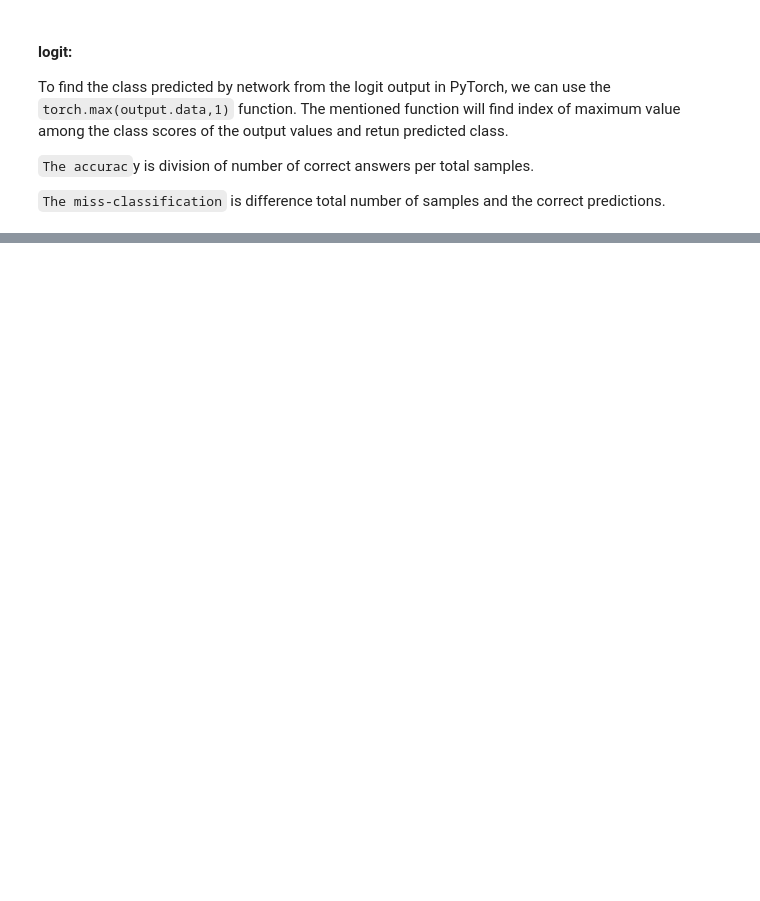
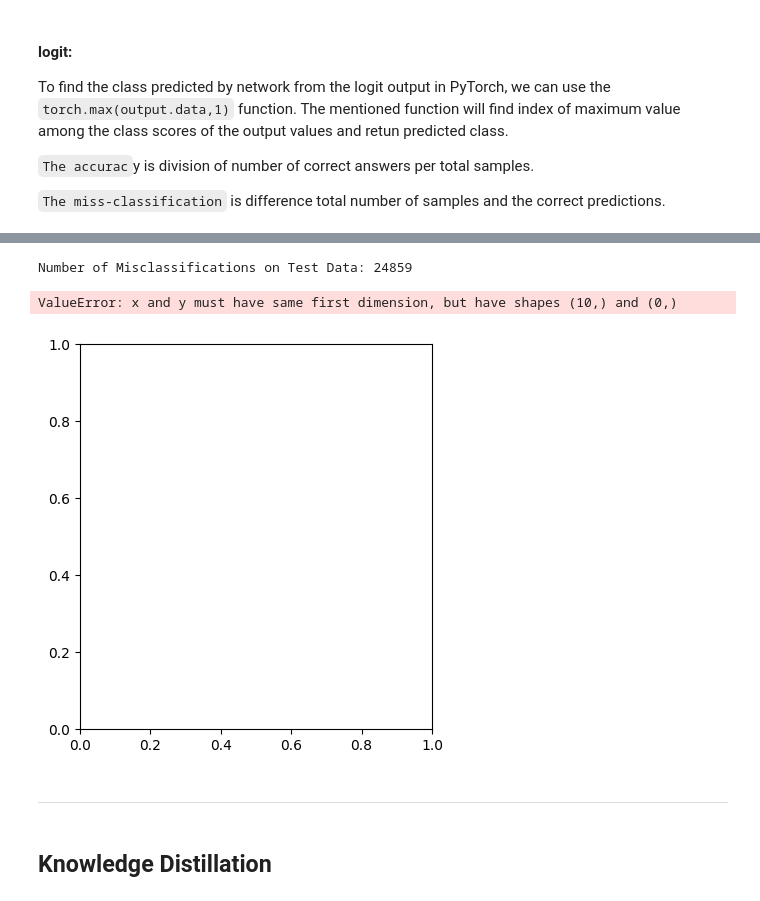
Before and after one commit to pooyaaf/Neural-Networks-Deep-Learning, a Jupyter notebook: Homework/HomeWork1/NoteBooks/Q4/Multi-LayerPerceptron.ipynb, the cells around one changed output, grey strips where cells are left out. Cells and saved outputs as stored; diff of their text form; code cells hidden in the pictures; blank space fills up the shorter version.

Commit message:
Q4 - complete - need modification in chart draw last part of Knowledge Distillation and student dimentions

```diff
--- a/Homework/HomeWork1/NoteBooks/Q4/Multi-LayerPerceptron.ipynb
+++ b/Homework/HomeWork1/NoteBooks/Q4/Multi-LayerPerceptron.ipynb
@@ -322,0 +352,17 @@ Number of Misclassifications: 248
+# %%
+student = Student()
+# %%
+
+criterion = nn.CrossEntropyLoss()
+optimizer = optim.SGD(student.parameters(), lr=0.01)
+
+batch_size = 32
+num_epochs = 10
+
+# Data loaders
+train_loader = torch.utils.data.DataLoader(
+    train_dataset_normalized, batch_size=batch_size, shuffle=True)
+
+# Lists to store training history
+train_loss_history = []
+train_accuracy_history = []
@@ -322,0 +427,31 @@ Number of Misclassifications: 248
+# %%
+misclassifications = total_samples - correct_predictions
+print(f'Number of Misclassifications on Test Data: {misclassifications}')
+
+
+plt.figure(figsize=(10, 5))
+plt.subplot(1, 2, 1)
+plt.plot(range(1, num_epochs + 1), train_loss_history, label='Train Loss')
+plt.title('Training Loss')
+plt.xlabel('Epoch')
+plt.ylabel('Loss')
+plt.legend()
+
+plt.subplot(1, 2, 2)
+plt.plot(range(1, num_epochs + 1),
+         train_accuracy_history, label='Train Accuracy')
+plt.title('Training Accuracy')
+plt.xlabel('Epoch')
+plt.ylabel('Accuracy (%)')
+plt.legend()
+
+plt.tight_layout()
+plt.show()
+# %% [output]
+Number of Misclassifications on Test Data: 24859
+ValueError: x and y must have same first dimension, but have shapes (10,) and (0,)
+[figure, added]
+# %% [markdown]
+---
+# %% [markdown]
+## Knowledge Distillation
```
Also changed, not shown: parts of 22 cells of this notebook, 2 other files.
